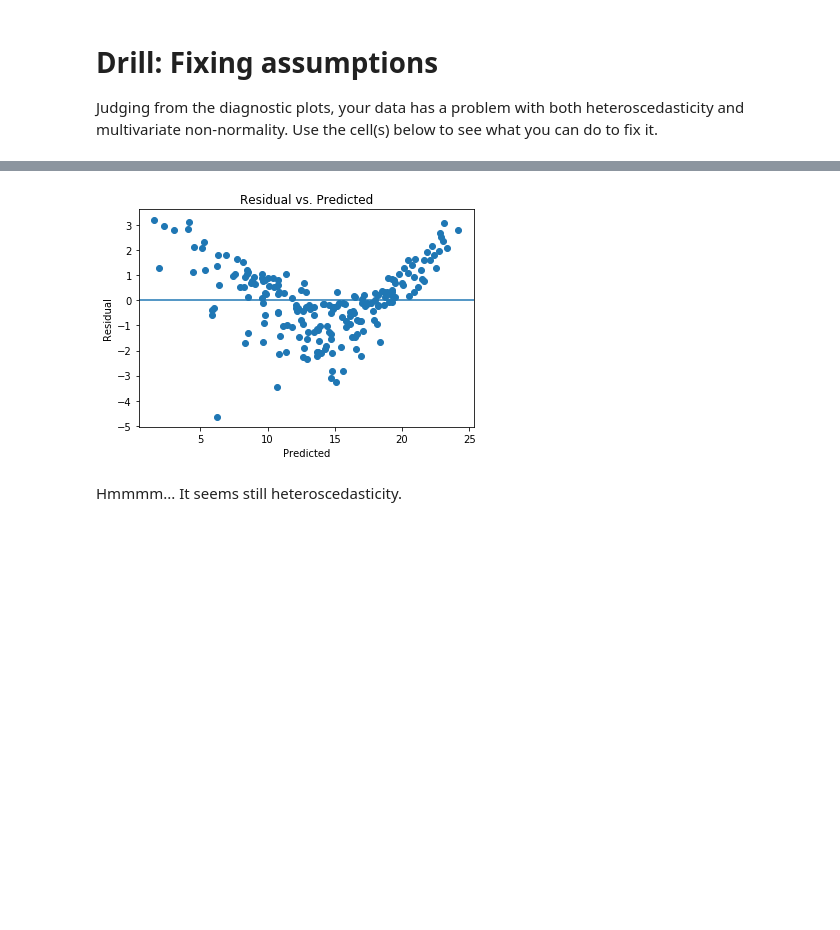
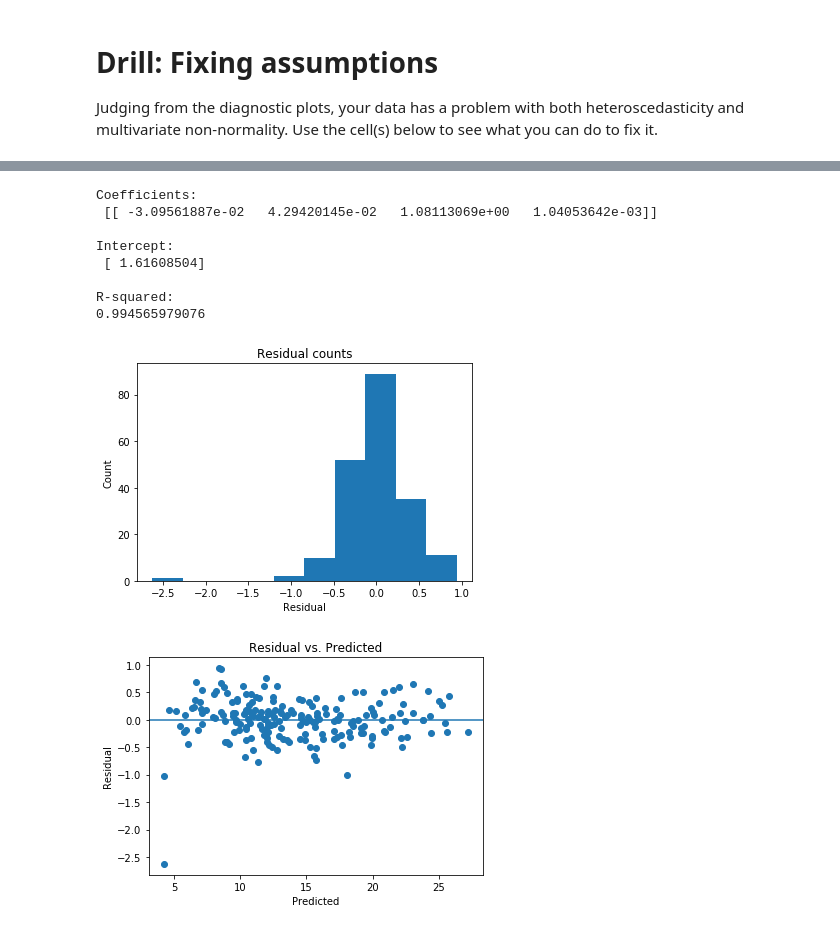
Before and after one commit to LegendaryKim/Thinkful_DSBootCamp, a Jupyter notebook: Drill_2_4_3_Fixing_assumptions.ipynb, the cells around one changed output, grey strips where cells are left out. Saved outputs shown, nothing was run; the diff lists cells and outputs as text; code cells hidden in the pictures; blank space fills up the shorter version.

```diff
--- a/Drill_2_4_3_Fixing_assumptions.ipynb
+++ b/Drill_2_4_3_Fixing_assumptions.ipynb
@@ -183,11 +336,44 @@ plt.show()
-# %%
-plt.scatter(predicted, residual)
-plt.xlabel('Predicted')
-plt.ylabel('Residual')
-plt.axhline(y=0)
-plt.title('Residual vs. Predicted')
-plt.show()
-# %% [output]
-[figure, removed]
-# %% [markdown]
-Hmmmm... It seems still heteroscedasticity.
+# %%
+# Instantiate and fi our model.
+regr = linear_model.LinearRegression()
+Y = data['Sales'].values.reshape(-1, 1)
+X = data[['TV','Radio', 'TV_sqrt', 'TVxRadio']]
+regr.fit(X, Y)
+
+# Inspect the results.
+print('\nCoefficients: \n', regr.coef_)
+print('\nIntercept: \n', regr.intercept_)
+print('\nR-squared:')
+print(regr.score(X, Y))
+
+# Extract predicted values.
+predicted = regr.predict(X).ravel()
+actual = data['Sales']
+
+# Calculate the error, also called the residual.
+residual = actual - predicted
+
+# This looks a bit concerning.
+plt.hist(residual)
+plt.title('Residual counts')
+plt.xlabel('Residual')
+plt.ylabel('Count')
+plt.show()
+
+plt.scatter(predicted, residual)
+plt.xlabel('Predicted')
+plt.ylabel('Residual')
+plt.axhline(y=0)
+plt.title('Residual vs. Predicted')
+plt.show()
+# %% [output]
+Coefficients:
+ [[ -3.09561887e-02   4.29420145e-02   1.08113069e+00   1.04053642e-03]]
+
+Intercept:
+ [ 1.61608504]
+
+R-squared:
+0.994565979076
+[figure, added]
+[figure, added]
```
Also changed, not shown: parts of 11 cells of this notebook.
